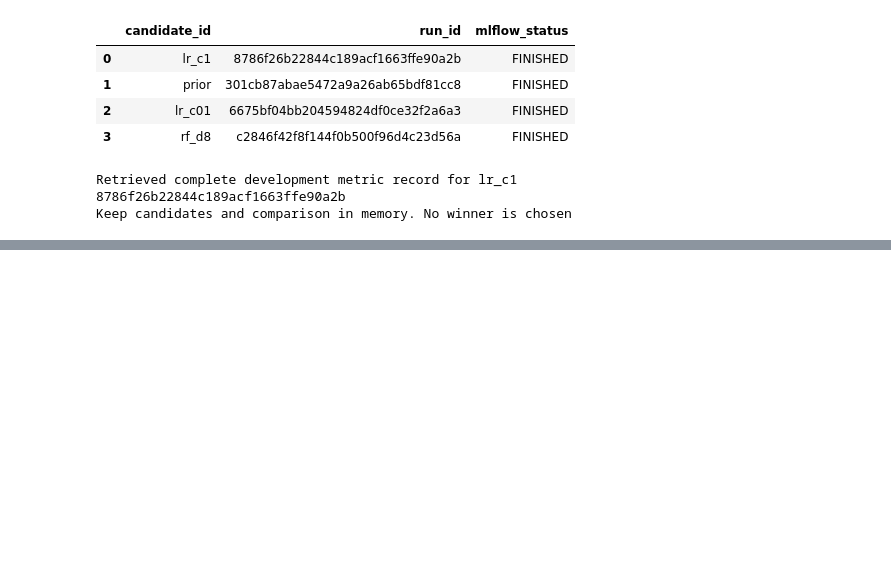
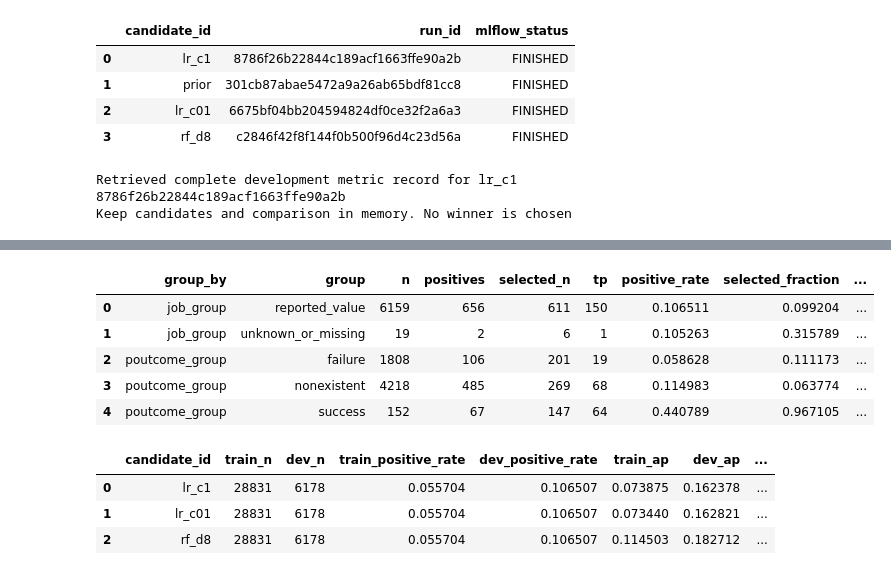
Before and after one commit to kishan0-07/campaign, a Jupyter notebook: analysis.ipynb, the cells around one changed output, grey strips where cells are left out. Drawn from its saved outputs; the diff is of its cells as text; code cells hidden in the pictures; blank space fills up the shorter version.

```diff
--- a/analysis.ipynb
+++ b/analysis.ipynb
@@ -829,0 +1128,58 @@ Keep candidates and comparison in memory. No winner is chosen
+# %%
+inspection["job_group"] = np.where(
+    inspection["job"].fillna("unknown").eq("unknown"), "unknown_or_missing", "reported_value",
+)
+inspection["poutcome_group"] = inspection["poutcome"].fillna("<missing>")
+g_group_tables = []
+for column in ("job_group", "poutcome_group"):
+    summary = inspection.groupby(column, dropna=False).agg(
+        n=("y", "size"), positives=("y", "sum"),
+        selected_n=("selected", "sum"), tp=("selected_positive", "sum"),
+    ).reset_index().rename(columns={column: "group"})
+    summary.insert(0, "group_by", column)
+    summary["positive_rate"] = summary["positives"] / summary["n"]
+    summary["selected_fraction"] = summary["selected_n"] / summary["n"]
+    summary["precision_among_selected"] = summary["tp"] / summary["selected_n"].replace(0, np.nan)
+    summary["recall_among_positives"] = summary["tp"] / summary["positives"].replace(0, np.nan)
+    summary["undefined_reason"] = np.select([
+        summary["selected_n"].eq(0) & summary["positives"].eq(0),
+        summary["selected_n"].eq(0), summary["positives"].eq(0),
+    ], ["no selected rows; no positives", "no selected rows", "no positives"], default="")
+    g_group_tables.append(summary)
+group_table = pd.concat(g_group_tables, ignore_index=True)
+group_table.to_csv(g_results / "development_groups.csv", index=False)
+display(group_table)
+# %% [output]
+|  | group_by | group | n | positives | selected_n | tp | positive_rate | selected_fraction | ... |
+| 0 | job_group | reported_value | 6159 | 656 | 611 | 150 | 0.106511 | 0.099204 | ... |
+| 1 | job_group | unknown_or_missing | 19 | 2 | 6 | 1 | 0.105263 | 0.315789 | ... |
+| 2 | poutcome_group | failure | 1808 | 106 | 201 | 19 | 0.058628 | 0.111173 | ... |
+| 3 | poutcome_group | nonexistent | 4218 | 485 | 269 | 68 | 0.114983 | 0.063774 | ... |
+| 4 | poutcome_group | success | 152 | 67 | 147 | 64 | 0.440789 | 0.967105 | ... |
+# %%
+g_ap_rows = []
+for candidate_id in ("lr_c1", "lr_c01", "rf_d8"):
+    entry = candidates[candidate_id]
+    if entry["status"] != "success":
+        continue
+    g_train_scores = positive_scores(entry["pipeline"], X_train)
+    g_train_ap = float(average_precision_score(y_train, g_train_scores))
+    g_ap_rows.append({
+        "candidate_id": candidate_id, "train_n": len(y_train), "dev_n": len(y_dev),
+        "train_positive_rate": float(y_train.mean()), "dev_positive_rate": float(y_dev.mean()),
+        "train_ap": g_train_ap, "dev_ap": entry["metrics"]["ap"],
+        "train_minus_dev_ap": g_train_ap - entry["metrics"]["ap"],
+    })
+ap_comparison = pd.DataFrame(g_ap_rows, columns=[
+    "candidate_id", "train_n", "dev_n", "train_positive_rate", "dev_positive_rate",
+    "train_ap", "dev_ap", "train_minus_dev_ap",
+])
+ap_comparison.to_csv(g_results / "train_dev_ap.csv", index=False)
+display(ap_comparison)
+if ap_comparison.empty:
+    print("No successful learned models: report this limitation; the prior may still be selected.")
+# %% [output]
+|  | candidate_id | train_n | dev_n | train_positive_rate | dev_positive_rate | train_ap | dev_ap | ... |
+| 0 | lr_c1 | 28831 | 6178 | 0.055704 | 0.106507 | 0.073875 | 0.162378 | ... |
+| 1 | lr_c01 | 28831 | 6178 | 0.055704 | 0.106507 | 0.073440 | 0.162821 | ... |
+| 2 | rf_d8 | 28831 | 6178 | 0.055704 | 0.106507 | 0.114503 | 0.182712 | ... |
```
Also changed, not shown: parts of 11 cells of this notebook, 12 other files.
